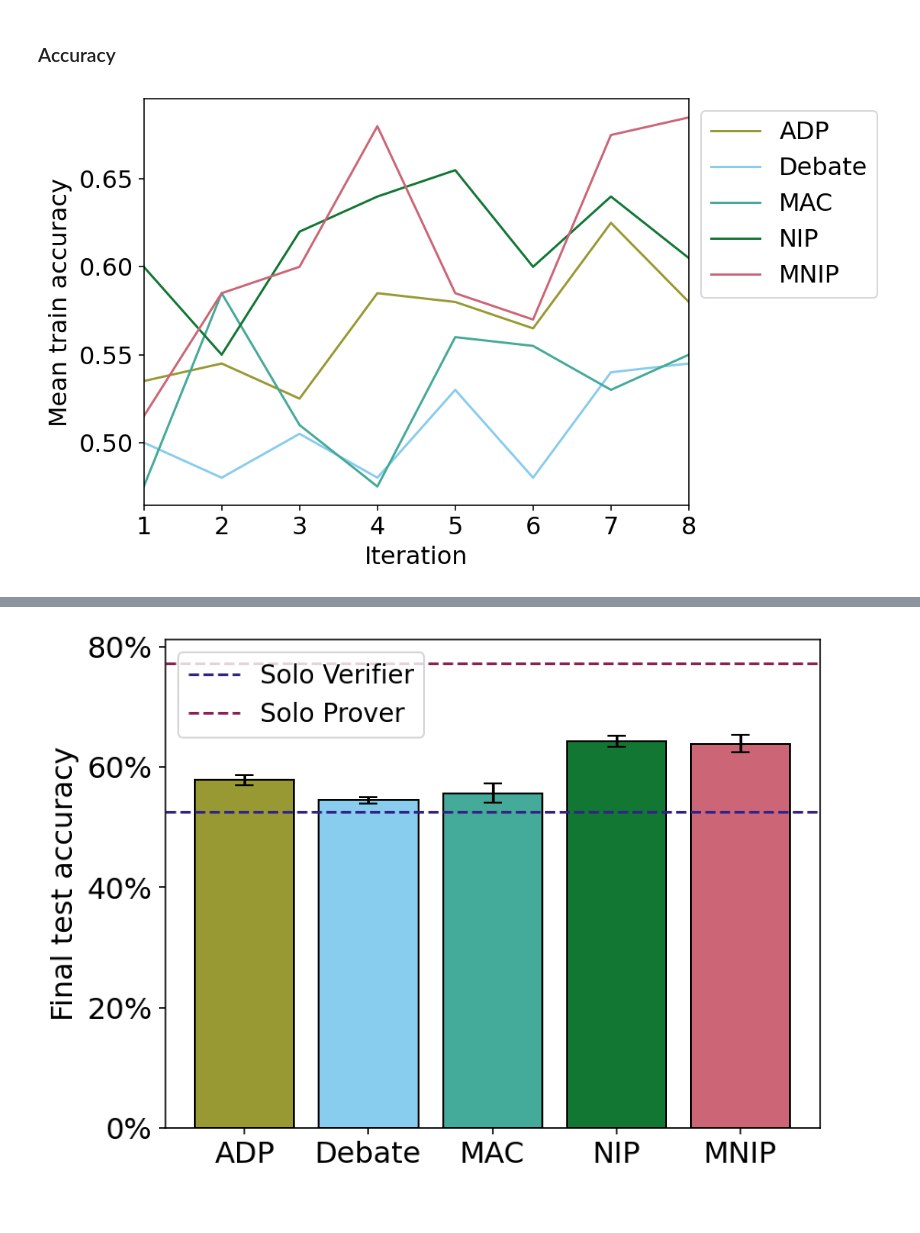
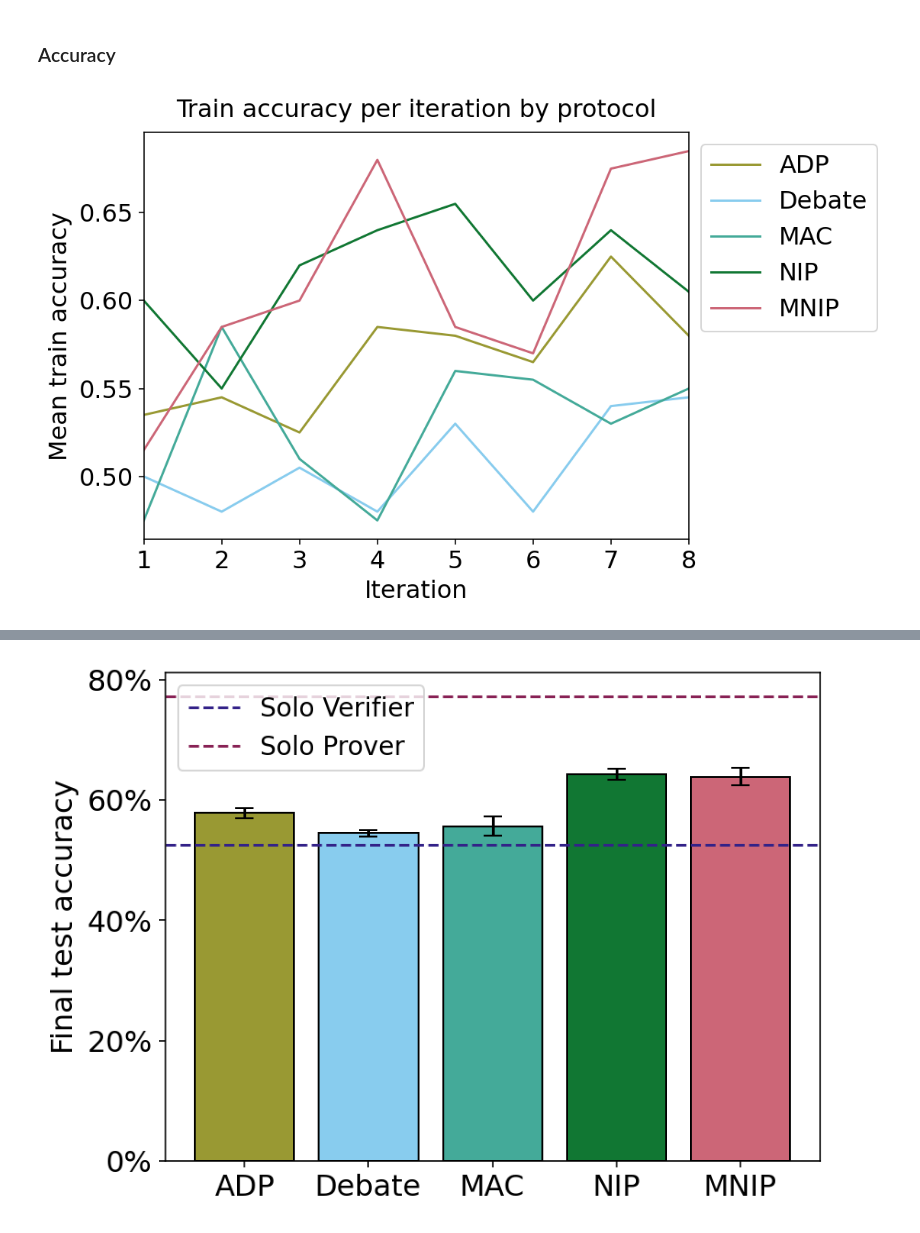
Before and after one commit to SamAdamDay/neural-interactive-proofs, a Jupyter notebook: playground/plots.ipynb, the cells around one changed output, grey strips where cells are left out. Saved outputs shown, nothing was run; the diff lists cells and outputs as text; code cells hidden in the pictures.

Commit message:
Changes to the plots

```diff
--- a/playground/plots.ipynb
+++ b/playground/plots.ipynb
@@ -262,0 +277,18 @@ mean_accuracies = {k: pd.Series(v) for k, v in mean_accuracies.items()}
+# %%
+value_lists = [[], [], [], []]
+error_lists = [[], [], [], []]
+for (layers, narrow, prover), accuracy in mean_accuracies.items():
+    if prover == "Random Prover":
+        if narrow:
+            value_lists[0].append(accuracy.mean())
+            error_lists[0].append(accuracy.std())
+        else:
+            value_lists[1].append(accuracy.mean())
+            error_lists[1].append(accuracy.std())
+    else:
+        if narrow:
+            value_lists[2].append(accuracy.mean())
+            error_lists[2].append(accuracy.std())
+        else:
+            value_lists[3].append(accuracy.mean())
+            error_lists[3].append(accuracy.std())
@@ -390,0 +489,10 @@ plt.show()
+# %%
+zk_epsilon_k_by_aux = defaultdict(list)
+
+runs = api.runs(
+    f"{WANDB_ENTITY}/{run_group_spec.project}",
+    filters={"tags": "zk_final"},
+)
+for run in tqdm(runs):
+    prover_aux = run.config["zk_protocol"]["aux_prover_reward_coefficient"]
+    zk_epsilon_k_by_aux[prover_aux].append(run.summary["test_epsilon_k"])
@@ -458,6 +587,14 @@ replace_test_checkpoint_names = OrderedDict([
     ("MAC", "ei_cv_rerun_tests_11_6"),
     ("Solo Verifier", "ei_cv_rerun_tests_8_0"),
 ])
+replace_all_test_checkpoint_names = OrderedDict([
+    # ("ADP", "ei_cv_all_tests_replace_0"),
+    # ("Debate", "ei_cv_all_tests_replace_1"),
+    # ("NIP", "ei_cv_all_tests_replace_2"),
+    # ("MNIP", "ei_cv_all_tests_replace_3"),
+    # ("MAC", "ei_cv_all_tests_replace_4"),
+    # ("Solo Verifier", "ei_cv_all_tests_solo_verifier_ei_from_scratch_replace_0"),
+])
 num_iterations = 8
 # %% [markdown]
 ## Load and process
@@ -467,6 +604,7 @@ CV_HISTORY_KEYS = ["mean_accuracy", "mean_episode_length", "precision", "recall"
 cv_histories = {key: {} for key in CV_HISTORY_KEYS}
 cv_test_histories = {key: {} for key in CV_HISTORY_KEYS}
 cv_replace_histories = {key: {} for key in CV_HISTORY_KEYS}
+cv_replace_test_histories = {key: {} for key in CV_HISTORY_KEYS}
 
 cv_test_stats = {key: {} for key in CV_HISTORY_KEYS}
 cv_replace_test_stats = {key: {} for key in CV_HISTORY_KEYS}
@@ -524,6 +662,12 @@ for protocol_name, checkpoint_name in solo_notrain_checkpoint_names.items():
     run = api.run(f"{WANDB_ENTITY}/pvg-code-validation-sandbox/{checkpoint_name}")
     for key in CV_HISTORY_KEYS:
         cv_solo_notrain_test_stats[key][protocol_name] = run.summary[f"test_{key}"]
+
+for protocol_name, checkpoint_name in replace_all_test_checkpoint_names.items():
+    run = api.run(f"{WANDB_ENTITY}/pvg-code-validation-sandbox/{checkpoint_name}")
+    run_history = run.history(keys=[f"test_{key}" for key in CV_HISTORY_KEYS])
+    for key in CV_HISTORY_KEYS:
+        cv_replace_test_histories[key][protocol_name] = run_history[f"test_{key}"][:num_iterations]
 # %%
 def load_rollouts(run_id: str):
     rollout_artifact = api.artifact(
@@ -694,25 +835,25 @@ Done. 0:0:25.4
 # %%
 fig, ax = plt.subplots()
 
 for protocol in protocols:
     color = PROTOCOL_COLOURS[protocol]
 
     if protocol in cv_histories["mean_accuracy"]:
         history = cv_histories["mean_accuracy"][protocol]
         ax.plot(history.index + 1, history, label=protocol, color=color)  # Adjust index to start at 1
 
 if INCLUDE_REPLACE_RUNS:
     for protocol in protocols:
         color = PROTOCOL_COLOURS[protocol]
         if protocol in cv_replace_histories["mean_accuracy"]:
             history = cv_replace_histories["mean_accuracy"][protocol]
             ax.plot(history.index + 1, history, label=f"{protocol} (R)", color=color, linestyle="--")  # Adjust index to start at 1
 
-# ax.set_title("Mean Train Accuracy by Iteration", pad=10)
+ax.set_title("Train accuracy per iteration by protocol", pad=10)
 ax.set_xlabel("Iteration")
 ax.set_xlim(1, num_iterations)
 ax.set_ylabel("Mean train accuracy")
 ax.legend(bbox_to_anchor=(1, 1), loc='upper left')
 plt.show()
 # %% [output]
-[figure, old version]
+[figure, new version]
```
Also changed, not shown: parts of 20 cells of this notebook.
